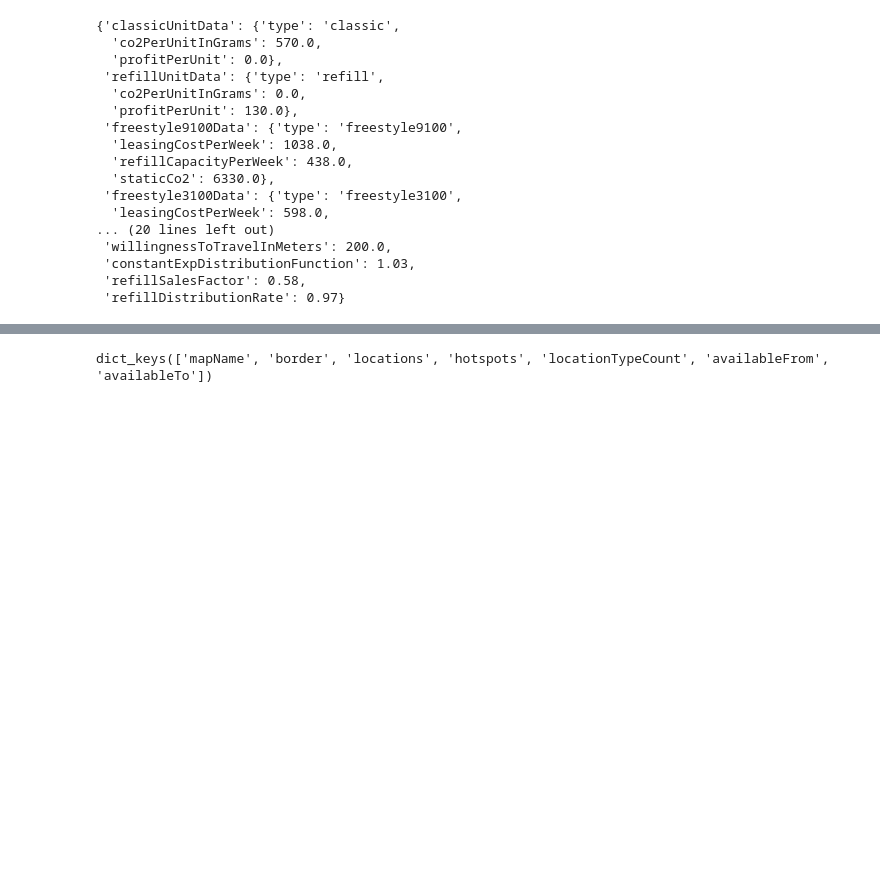
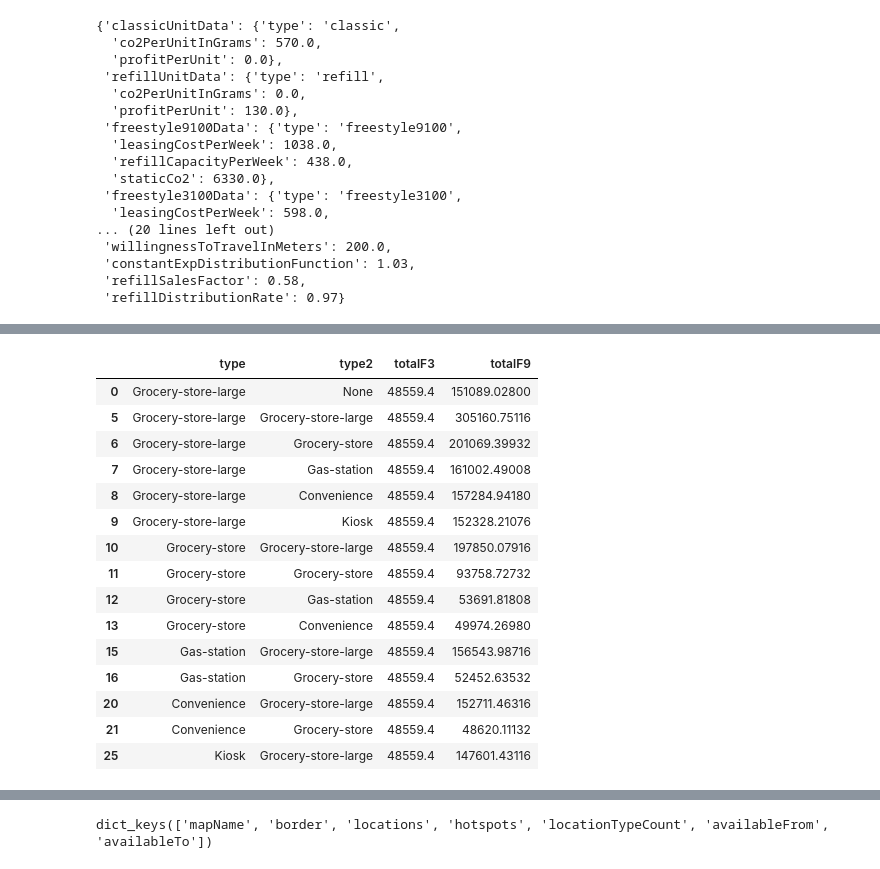
Before and after one commit to XDMickeyYau/Considition-2023-Cobra, a Jupyter notebook: exploration.ipynb, the cells around one changed output, grey strips where cells are left out. Saved outputs shown, nothing was run; the diff lists cells and outputs as text; code cells hidden in the pictures; blank space fills up the shorter version.

```diff
--- a/exploration.ipynb
+++ b/exploration.ipynb
@@ -51,0 +163,21 @@ generalData
+# %%
+F9_better = sales_by_type['totalF3']<sales_by_type['totalF9']
+# %%
+sales_by_type[F9_better][['type','type2','totalF3','totalF9']]
+# %% [output]
+|  | type | type2 | totalF3 | totalF9 |
+| 0 | Grocery-store-large | None | 48559.4 | 151089.02800 |
+| 5 | Grocery-store-large | Grocery-store-large | 48559.4 | 305160.75116 |
+| 6 | Grocery-store-large | Grocery-store | 48559.4 | 201069.39932 |
+| 7 | Grocery-store-large | Gas-station | 48559.4 | 161002.49008 |
+| 8 | Grocery-store-large | Convenience | 48559.4 | 157284.94180 |
+| 9 | Grocery-store-large | Kiosk | 48559.4 | 152328.21076 |
+| 10 | Grocery-store | Grocery-store-large | 48559.4 | 197850.07916 |
+| 11 | Grocery-store | Grocery-store | 48559.4 | 93758.72732 |
+| 12 | Grocery-store | Gas-station | 48559.4 | 53691.81808 |
+| 13 | Grocery-store | Convenience | 48559.4 | 49974.26980 |
+| 15 | Gas-station | Grocery-store-large | 48559.4 | 156543.98716 |
+| 16 | Gas-station | Grocery-store | 48559.4 | 52452.63532 |
+| 20 | Convenience | Grocery-store-large | 48559.4 | 152711.46316 |
+| 21 | Convenience | Grocery-store | 48559.4 | 48620.11132 |
+| 25 | Kiosk | Grocery-store-large | 48559.4 | 147601.43116 |
```
Also changed, not shown: parts of 16 cells of this notebook.
